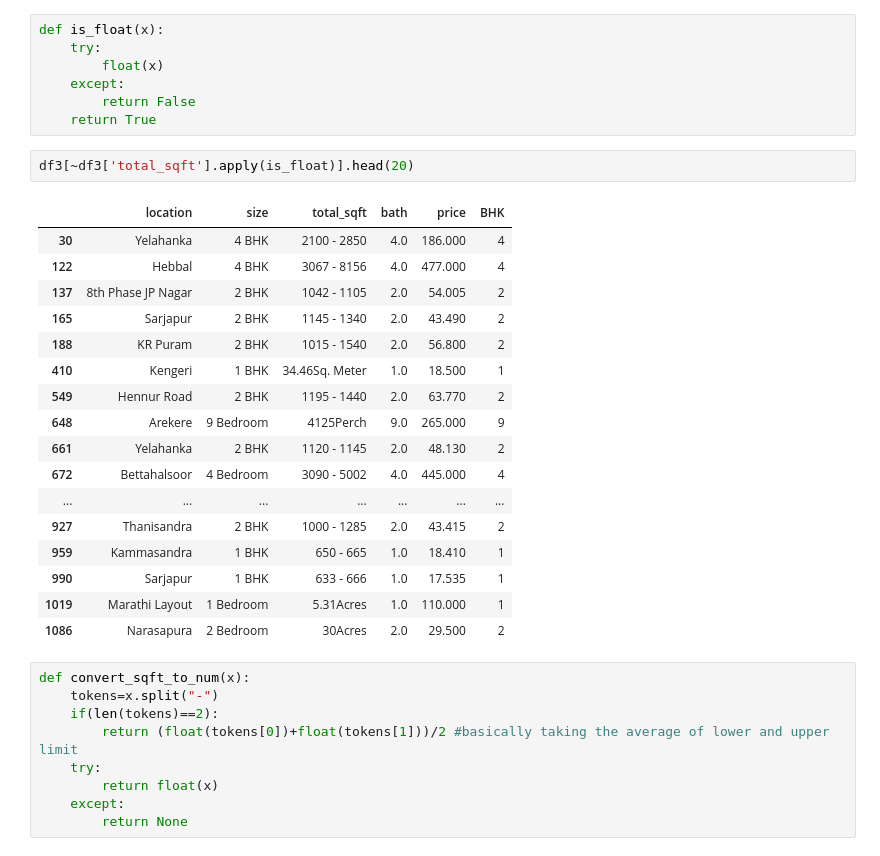
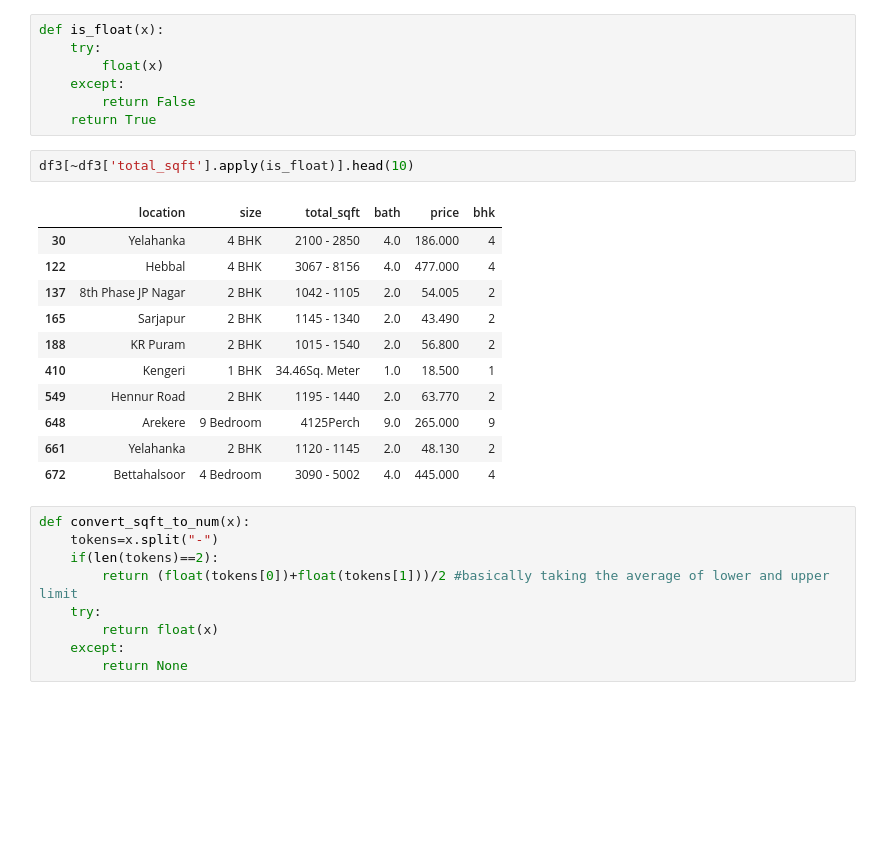
Before and after one commit to Aaryan2808/Property-Prediction, a Jupyter notebook: Property Prediction.ipynb, the cells around one changed output. Drawn from its saved outputs; the diff is of its cells as text; blank space fills up the shorter version.

```diff
--- a/Property Prediction.ipynb
+++ b/Property Prediction.ipynb
@@ -132,9 +132,9 @@ def is_float(x):
         return False
     return True
 # %%
-df3[~df3['total_sqft'].apply(is_float)].head(20)
+df3[~df3['total_sqft'].apply(is_float)].head(10)
 # %% [output]
-|  | location | size | total_sqft | bath | price | BHK |
+|  | location | size | total_sqft | bath | price | bhk |
 | 30 | Yelahanka | 4 BHK | 2100 - 2850 | 4.0 | 186.000 | 4 |
 | 122 | Hebbal | 4 BHK | 3067 - 8156 | 4.0 | 477.000 | 4 |
 | 137 | 8th Phase JP Nagar | 2 BHK | 1042 - 1105 | 2.0 | 54.005 | 2 |
@@ -145,12 +145,6 @@ df3[~df3['total_sqft'].apply(is_float)].head(20)
 | 648 | Arekere | 9 Bedroom | 4125Perch | 9.0 | 265.000 | 9 |
 | 661 | Yelahanka | 2 BHK | 1120 - 1145 | 2.0 | 48.130 | 2 |
 | 672 | Bettahalsoor | 4 Bedroom | 3090 - 5002 | 4.0 | 445.000 | 4 |
-| ... | ... | ... | ... | ... | ... | ... |
-| 927 | Thanisandra | 2 BHK | 1000 - 1285 | 2.0 | 43.415 | 2 |
-| 959 | Kammasandra | 1 BHK | 650 - 665 | 1.0 | 18.410 | 1 |
-| 990 | Sarjapur | 1 BHK | 633 - 666 | 1.0 | 17.535 | 1 |
-| 1019 | Marathi Layout | 1 Bedroom | 5.31Acres | 1.0 | 110.000 | 1 |
-| 1086 | Narasapura | 2 Bedroom | 30Acres | 2.0 | 29.500 | 2 |
 # %%
 def convert_sqft_to_num(x):
     tokens=x.split("-")
```
Also changed, not shown: parts of 52 cells of this notebook, 4 other files.
